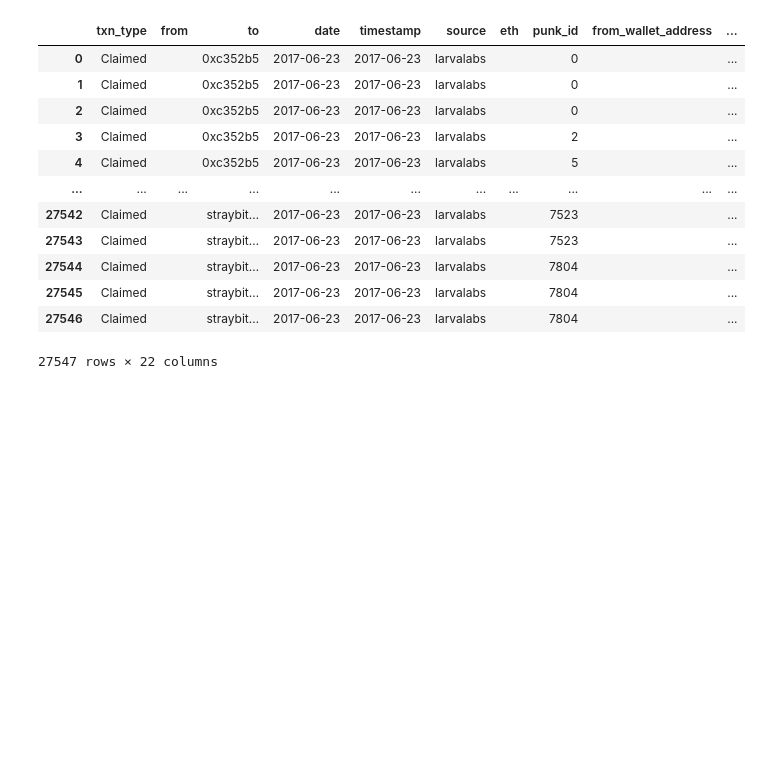
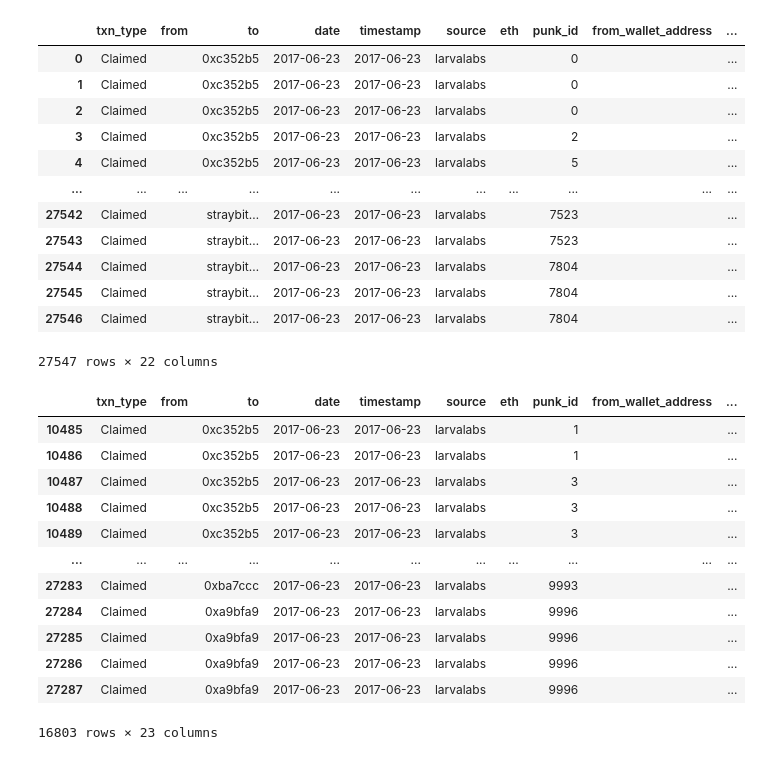
Before and after one commit to Sarah-Yifei-Wang/w209_visualization, a Jupyter notebook: notebooks/generate_data.ipynb, the cells around one changed output. Saved outputs shown, nothing was run; the diff lists cells and outputs as text; code cells hidden in the pictures; blank space fills up the shorter version.

```diff
--- a/notebooks/generate_data.ipynb
+++ b/notebooks/generate_data.ipynb
@@ -438,6 +560,22 @@ df_counts
 | 27545 | Claimed |  | straybit… | 2017-06-23 | 2017-06-23 | larvalabs |  | 7804 |  | ... |
 | 27546 | Claimed |  | straybit… | 2017-06-23 | 2017-06-23 | larvalabs |  | 7804 |  | ... |
 27547 rows × 22 columns
+# %%
+df_counts[df_counts.type_formatted=='Male']
+# %% [output]
+|  | txn_type | from | to | date | timestamp | source | eth | punk_id | from_wallet_address | ... |
+| 10485 | Claimed |  | 0xc352b5 | 2017-06-23 | 2017-06-23 | larvalabs |  | 1 |  | ... |
+| 10486 | Claimed |  | 0xc352b5 | 2017-06-23 | 2017-06-23 | larvalabs |  | 1 |  | ... |
+| 10487 | Claimed |  | 0xc352b5 | 2017-06-23 | 2017-06-23 | larvalabs |  | 3 |  | ... |
+| 10488 | Claimed |  | 0xc352b5 | 2017-06-23 | 2017-06-23 | larvalabs |  | 3 |  | ... |
+| 10489 | Claimed |  | 0xc352b5 | 2017-06-23 | 2017-06-23 | larvalabs |  | 3 |  | ... |
+| ... | ... | ... | ... | ... | ... | ... | ... | ... | ... | ... |
+| 27283 | Claimed |  | 0xba7ccc | 2017-06-23 | 2017-06-23 | larvalabs |  | 9993 |  | ... |
+| 27284 | Claimed |  | 0xa9bfa9 | 2017-06-23 | 2017-06-23 | larvalabs |  | 9996 |  | ... |
+| 27285 | Claimed |  | 0xa9bfa9 | 2017-06-23 | 2017-06-23 | larvalabs |  | 9996 |  | ... |
+| 27286 | Claimed |  | 0xa9bfa9 | 2017-06-23 | 2017-06-23 | larvalabs |  | 9996 |  | ... |
+| 27287 | Claimed |  | 0xa9bfa9 | 2017-06-23 | 2017-06-23 | larvalabs |  | 9996 |  | ... |
+16803 rows × 23 columns
 # %%
 # df_counts contains necessary info for tableau for accessory and type counts
 df_counts.to_csv('acc_type_counts.csv')
```
Also changed, not shown: parts of 22 cells of this notebook, 1 other file.
